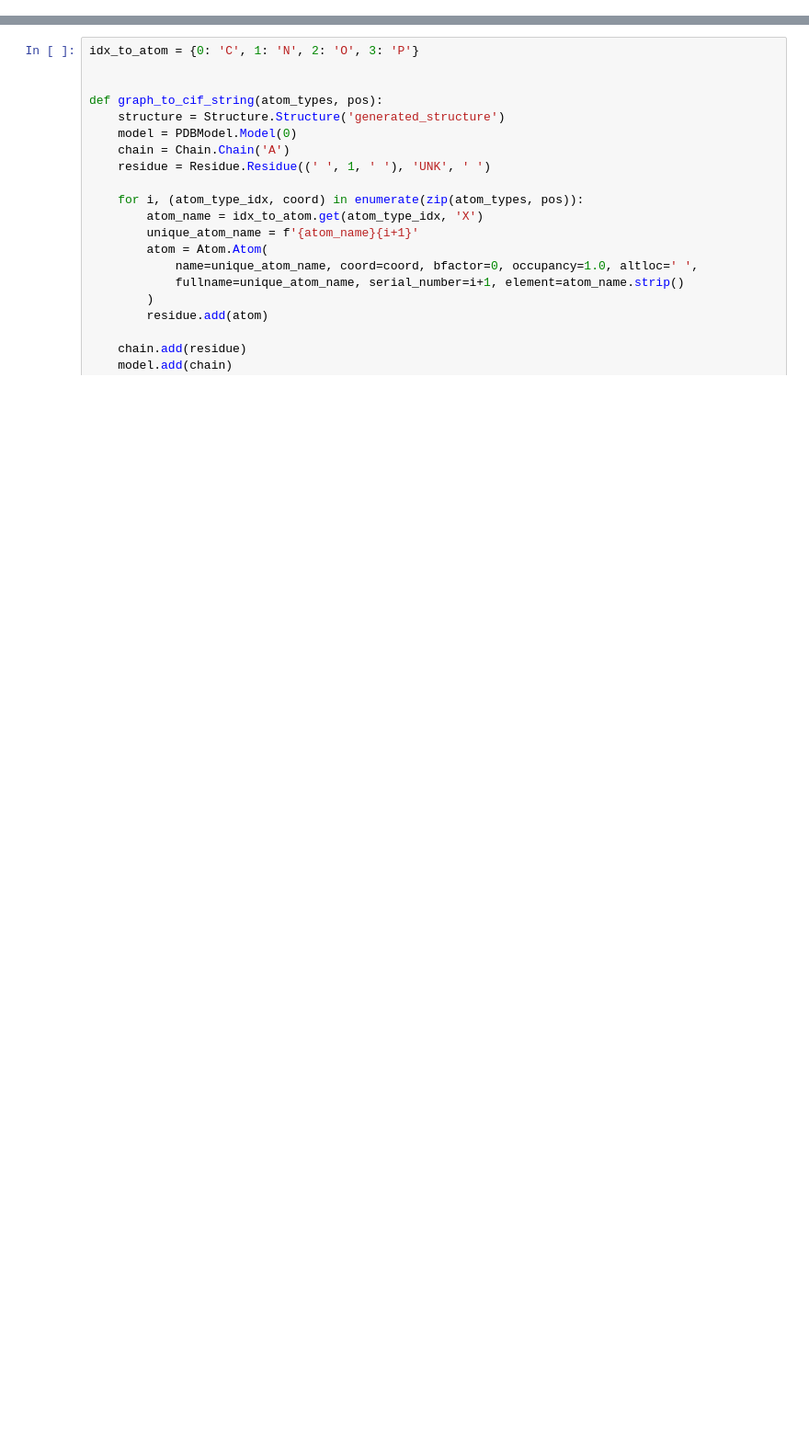
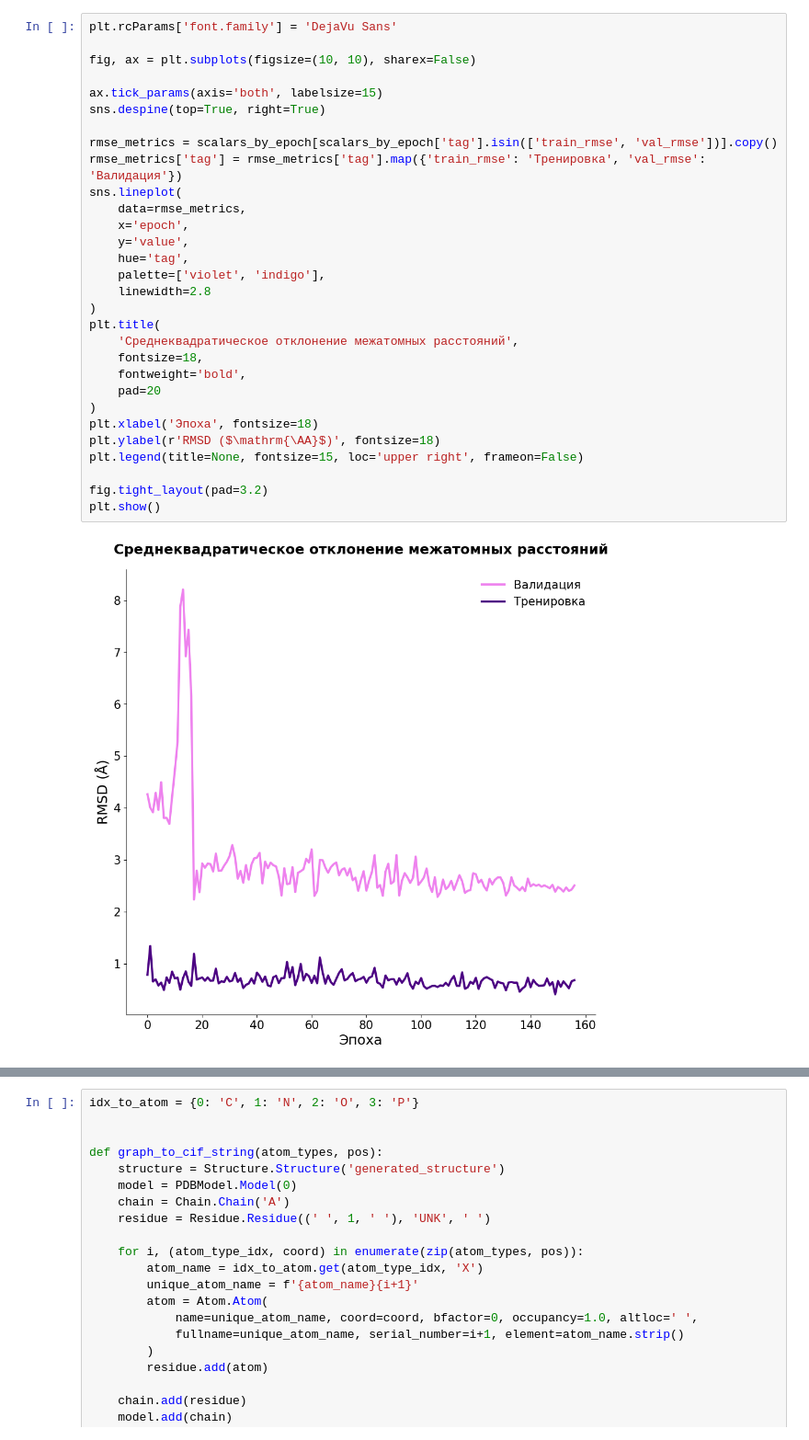
Before and after one commit to Eclipter/backbone_regeneration, a Jupyter notebook: src/visualize.ipynb, the cells around one changed output, grey strips where cells are left out. Shown at 92% size. Saved outputs shown, nothing was run; the diff lists cells and outputs as text; blank space fills up the shorter version.

```diff
--- a/src/visualize.ipynb
+++ b/src/visualize.ipynb
@@ -14,0 +694,32 @@ from model import Model
+# %%
+plt.rcParams['font.family'] = 'DejaVu Sans'
+
+fig, ax = plt.subplots(figsize=(10, 10), sharex=False)
+
+ax.tick_params(axis='both', labelsize=15)
+sns.despine(top=True, right=True)
+
+rmse_metrics = scalars_by_epoch[scalars_by_epoch['tag'].isin(['train_rmse', 'val_rmse'])].copy()
+rmse_metrics['tag'] = rmse_metrics['tag'].map({'train_rmse': 'Тренировка', 'val_rmse': 'Валидация'})
+sns.lineplot(
+    data=rmse_metrics,
+    x='epoch',
+    y='value',
+    hue='tag',
+    palette=['violet', 'indigo'],
+    linewidth=2.8
+)
+plt.title(
+    'Среднеквадратическое отклонение межатомных расстояний',
+    fontsize=18,
+    fontweight='bold',
+    pad=20
+)
+plt.xlabel('Эпоха', fontsize=18)
+plt.ylabel(r'RMSD ($\mathrm{\AA}$)', fontsize=18)
+plt.legend(title=None, fontsize=15, loc='upper right', frameon=False)
+
+fig.tight_layout(pad=3.2)
+plt.show()
+# %% [output]
+[figure, added]
```
Also changed, not shown: parts of 10 cells of this notebook, 6 other files.
